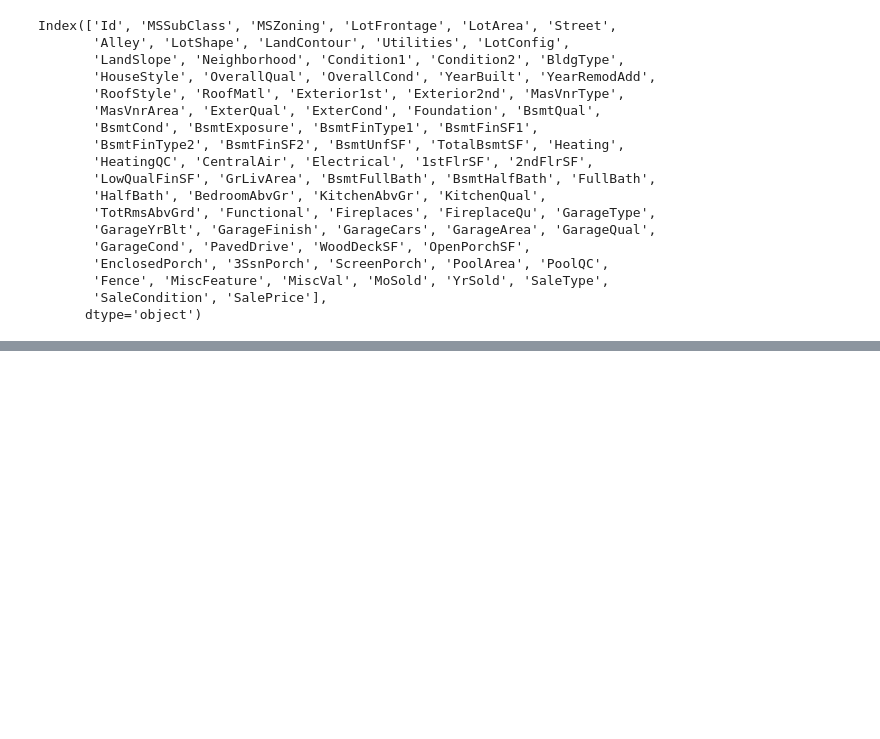
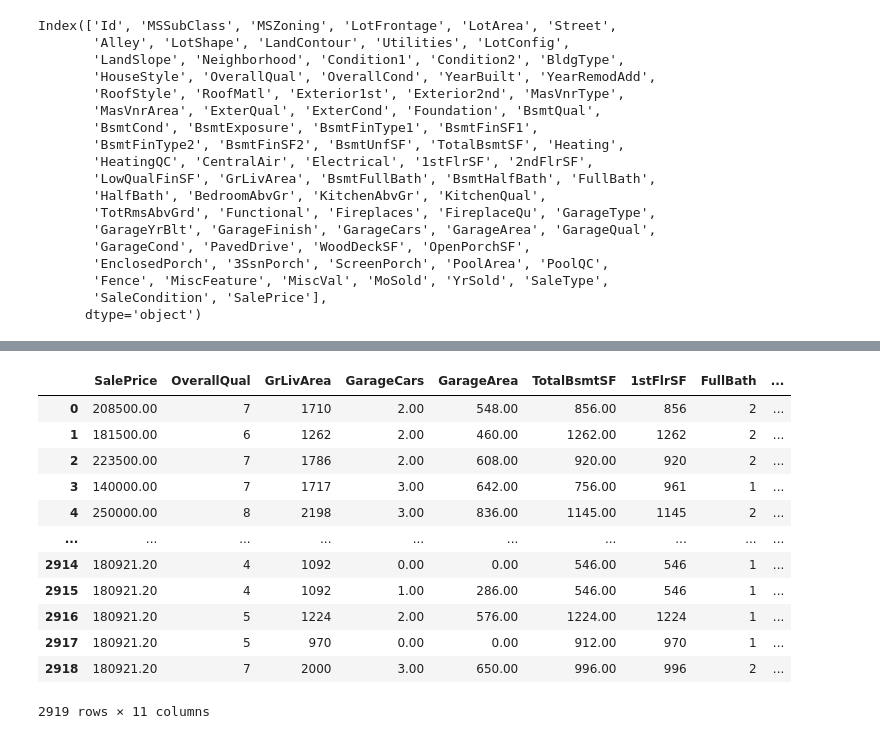
Before and after one commit to Ephrayyy/Regression, a Jupyter notebook: Project_4.ipynb, the cells around one changed output, grey strips where cells are left out. Drawn from its saved outputs; the diff is of its cells as text; code cells hidden in the pictures; blank space fills up the shorter version.

```diff
--- a/Project_4.ipynb
+++ b/Project_4.ipynb
@@ -231,0 +329,18 @@ Index(['Id', 'MSSubClass', 'MSZoning', 'LotFrontage', 'LotArea', 'Street',
+# %%
+def replace_nans_with_mean(data):
+    for column in data.select_dtypes(include=[np.number]).columns:
+        mean_value = data[column].mean()
+        data[column].fillna(mean_value, inplace=True)
+    return data
+data = replace_nans_with_mean(data)
+# %%
+def get_missing_data_cat(data):
+    missing_data = data.select_dtypes(include=[object]).isna().sum()
+    mode = data.select_dtypes(include=[object]).mode().iloc[0]
+    missing_data = missing_data.fillna(0)
+    for column in missing_data.index:
+        if missing_data[column] > 0:
+            data[column].fillna(mode[column], inplace=True)
+    return data
+# %%
+data = get_missing_data_cat(data)
@@ -231,0 +417,17 @@ Index(['Id', 'MSSubClass', 'MSZoning', 'LotFrontage', 'LotArea', 'Street',
+# %%
+data_num = data[['SalePrice', 'OverallQual', 'GrLivArea', 'GarageCars', 'GarageArea','TotalBsmtSF','1stFlrSF','FullBath','TotRmsAbvGrd','YearBuilt','YearRemodAdd']]
+data_num
+# %% [output]
+|  | SalePrice | OverallQual | GrLivArea | GarageCars | GarageArea | TotalBsmtSF | 1stFlrSF | FullBath | ... |
+| 0 | 208500.00 | 7 | 1710 | 2.00 | 548.00 | 856.00 | 856 | 2 | ... |
+| 1 | 181500.00 | 6 | 1262 | 2.00 | 460.00 | 1262.00 | 1262 | 2 | ... |
+| 2 | 223500.00 | 7 | 1786 | 2.00 | 608.00 | 920.00 | 920 | 2 | ... |
+| 3 | 140000.00 | 7 | 1717 | 3.00 | 642.00 | 756.00 | 961 | 1 | ... |
+| 4 | 250000.00 | 8 | 2198 | 3.00 | 836.00 | 1145.00 | 1145 | 2 | ... |
+| ... | ... | ... | ... | ... | ... | ... | ... | ... | ... |
+| 2914 | 180921.20 | 4 | 1092 | 0.00 | 0.00 | 546.00 | 546 | 1 | ... |
+| 2915 | 180921.20 | 4 | 1092 | 1.00 | 286.00 | 546.00 | 546 | 1 | ... |
+| 2916 | 180921.20 | 5 | 1224 | 2.00 | 576.00 | 1224.00 | 1224 | 1 | ... |
+| 2917 | 180921.20 | 5 | 970 | 0.00 | 0.00 | 912.00 | 970 | 1 | ... |
+| 2918 | 180921.20 | 7 | 2000 | 3.00 | 650.00 | 996.00 | 996 | 2 | ... |
+2919 rows × 11 columns
```
Also changed, not shown: parts of 30 cells of this notebook.
